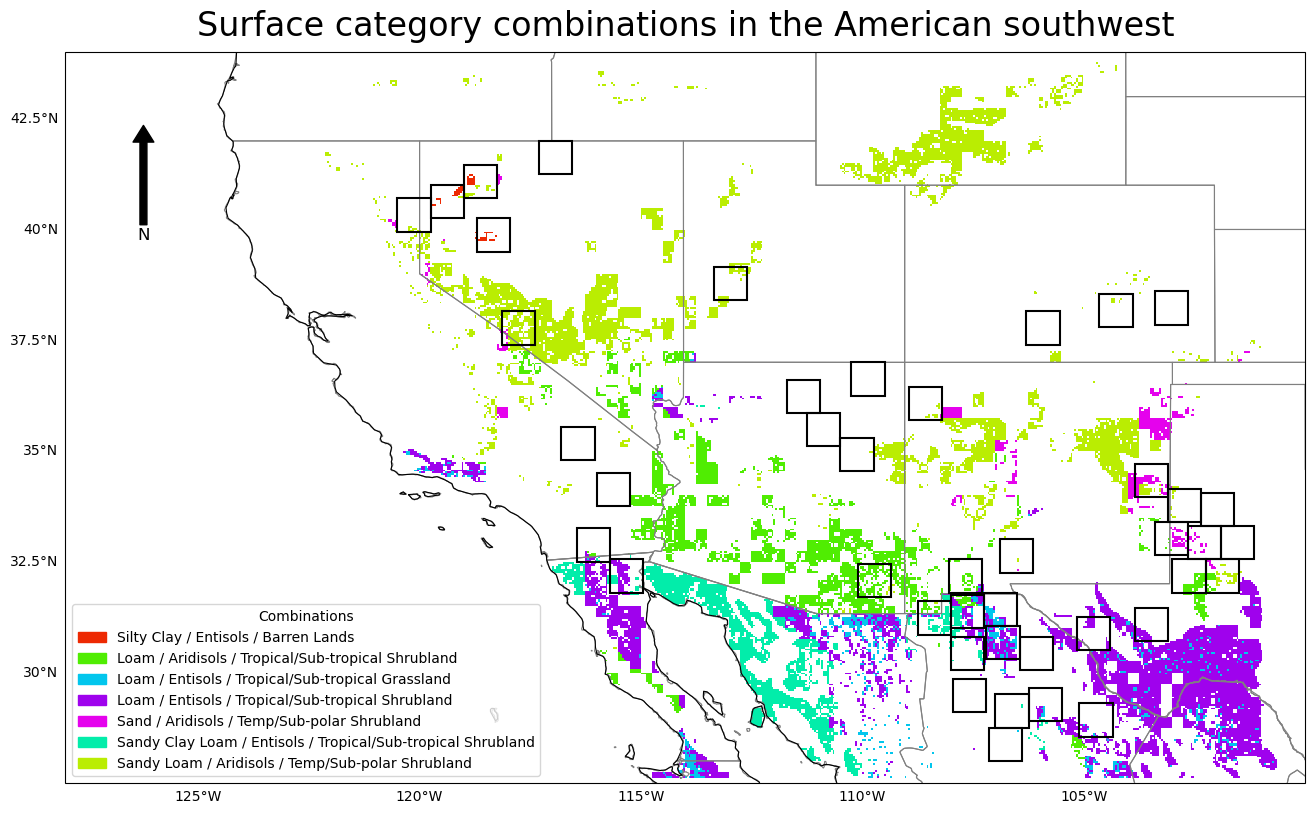
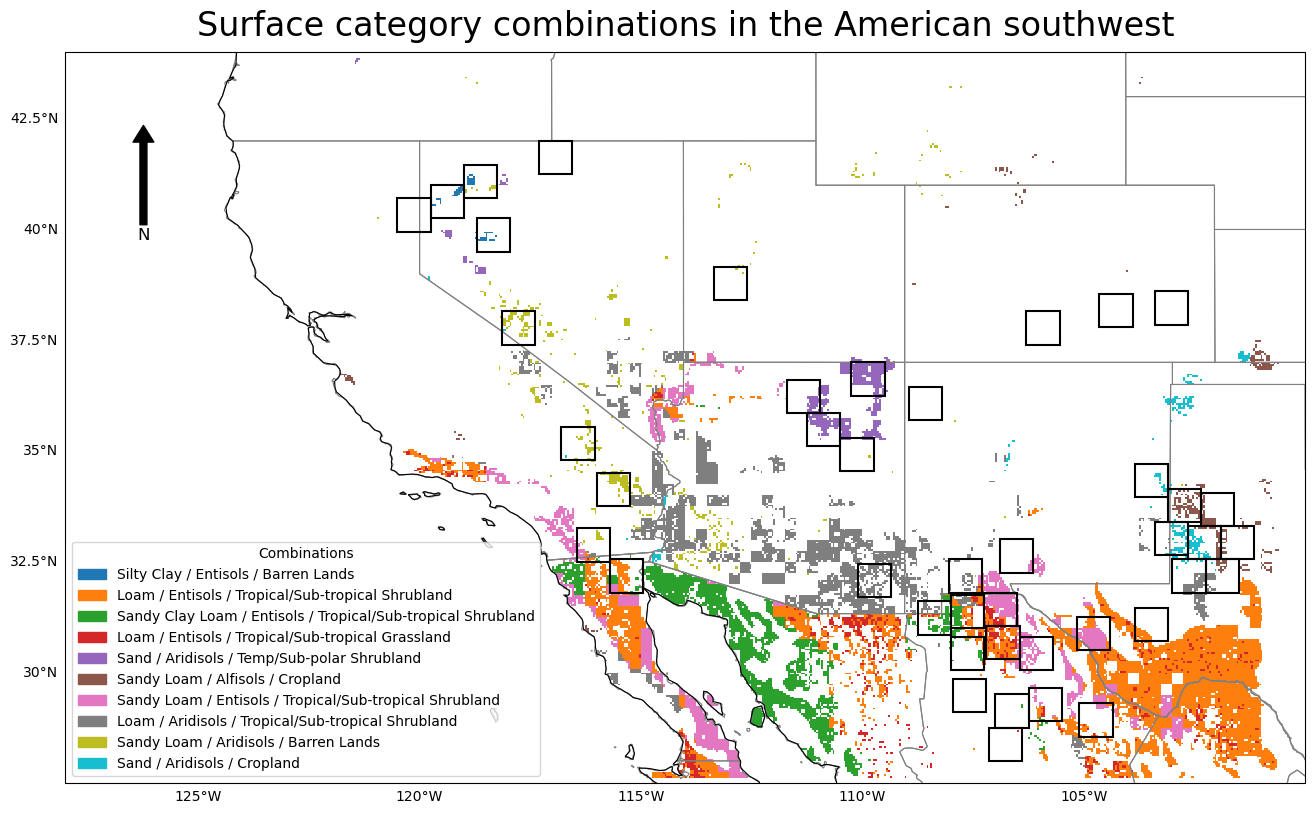
The notebook cell's code change between the first figure and the second:
--- before
+++ after
@@ -2,41 +2,40 @@
 fig, ax = plt.subplots(figsize=(16, 12), subplot_kw={"projection": ccrs.PlateCarree()},)
 
-id_to_name = {
-    11103016: "Silty Clay / Entisols / Barren Lands",
-    6055007: "Loam / Aridisols / Tropical/Sub-tropical Shrubland",
-    6104009: "Loam / Entisols / Tropical/Sub-tropical Grassland",
-    6104007: "Loam / Entisols / Tropical/Sub-tropical Shrubland",
-    1055008: "Sand / Aridisols / Temp/Sub-polar Shrubland",
-    7104007: "Sandy Clay Loam / Entisols / Tropical/Sub-tropical Shrubland",
-    3055008: "Sandy Loam / Aridisols / Temp/Sub-polar Shrubland",
-}
+#--- Get the top 10 combo IDs
+top_10_df = top_df[:10]
+top_ids = top_10_df["combo_id"].values
 
+tab10 = plt.cm.tab10(np.arange(len(top_ids)))
 id_to_color = {
-    11103016: "#ED2902",
-    6055007: "#50ED02",
-    6104009: "#02C6ED",
-    6104007: "#9F02ED",
-    1055008: "#E502ED",
-    7104007: "#02EDAA",
-    3055008: "#BAED02",
+    cid: tab10[i]
+    for i, cid in enumerate(top_ids)
 }
 
 #--- Set other values to transparent
-valid_ids = np.array(list(id_to_color.keys()))
 data = combo_three_ds["combo_id"]
-combo_id_masked = data.where(np.isin(data, valid_ids))
+combo_id_masked = data.where(np.isin(data, top_ids))
+
+id_to_index = {
+    cid: i
+    for i, cid in enumerate(top_ids)
+}
+
+indexed = xr.full_like(combo_id_masked, fill_value=np.nan, dtype=float)
+
+for cid, idx in id_to_index.items():
+    indexed = indexed.where(combo_id_masked != cid, idx)
 
 #--- Create colormap
-colors = [id_to_color[i] for i in sorted(id_to_color.keys())]
-cmap = mcolors.ListedColormap(colors)
-cmap.set_bad(alpha=0) #--- Transparent for NaNs
-ids = np.array(sorted(id_to_color.keys()))
-bounds = np.append(ids, ids[-1] + 1)
-norm = mcolors.BoundaryNorm(bounds, cmap.N)
+cmap = mcolors.ListedColormap(tab10)
+cmap.set_bad(alpha=0)
+norm = mcolors.BoundaryNorm(
+    np.arange(len(top_ids) + 1) - 0.5,
+    cmap.N
+)
 
-ax.pcolormesh(
+mesh = ax.pcolormesh(
     combo_three_ds["lon"],
     combo_three_ds["lat"],
-    combo_id_masked,
+    indexed,
     cmap=cmap,
     norm=norm,
@@ -64,14 +63,20 @@
 legend_handles = [
     Patch(
-        color=id_to_color[c],
-        label=id_to_name[c]
+        color=id_to_color[row["combo_id"]],
+        label=(
+            f"{row['texture']} / "
+            f"{row['soil_order']} / "
+            f"{row['surface_cover']}"
+        )
     )
-    for c in id_to_color
+    for _, row in top_10_df.iterrows()
 ]
 
-ax.legend(handles=legend_handles, 
-    title="Combinations", 
+ax.legend(
+    handles=legend_handles,
+    title="Combinations",
     loc="lower left",
-    frameon=True)
+    frameon=True
+)
 
 plt.savefig(f"plots/6_combination_map.png",

Commit: Plotting bar and map for combinations using same colormap